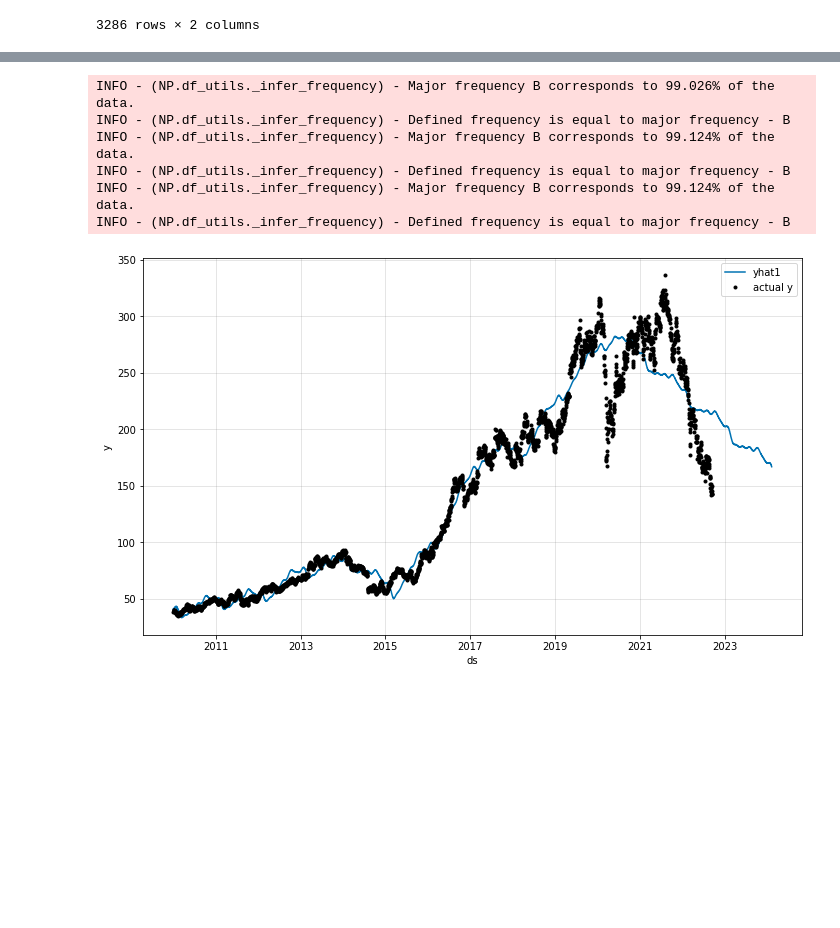
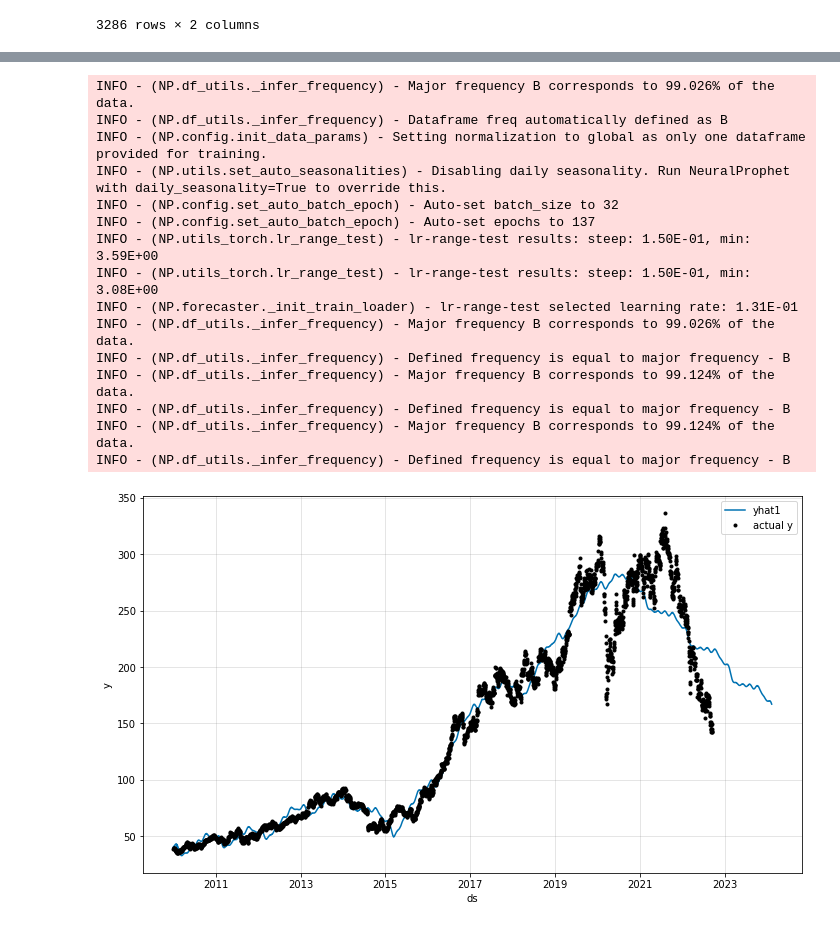
Before and after one commit to Sebastian1981/Stock_Prediction, a Jupyter notebook: experiment/portfolio_optimization.ipynb, the cells around one changed output, grey strips where cells are left out. Drawn from its saved outputs; the diff is of its cells as text; code cells hidden in the pictures; blank space fills up the shorter version.

```diff
--- a/experiment/portfolio_optimization.ipynb
+++ b/experiment/portfolio_optimization.ipynb
@@ -189,18 +243,33 @@ INFO - (NP.forecaster._init_train_loader) - lr-range-test selected learning rate
 # %%
+# train model on all data
+m = NeuralProphet(**params)
+
+# fit model
+metrics = m.fit(df_stock)
+
 # Predictions
 future = m.make_future_dataframe(df=df_stock, periods=365, n_historic_predictions=len(df_stock)) #we need to specify the number of days in future
 forecast = m.predict(future)
+
+# plot forecast
+fig_forecast = m.plot(forecast)
 # %% [output]
+INFO - (NP.df_utils._infer_frequency) - Major frequency B corresponds to 99.026% of the data.
+INFO - (NP.df_utils._infer_frequency) - Dataframe freq automatically defined as B
+INFO - (NP.config.init_data_params) - Setting normalization to global as only one dataframe provided for training.
+INFO - (NP.utils.set_auto_seasonalities) - Disabling daily seasonality. Run NeuralProphet with daily_seasonality=True to override this.
+INFO - (NP.config.set_auto_batch_epoch) - Auto-set batch_size to 32
+INFO - (NP.config.set_auto_batch_epoch) - Auto-set epochs to 137
+INFO - (NP.utils_torch.lr_range_test) - lr-range-test results: steep: 1.50E-01, min: 3.59E+00
+INFO - (NP.utils_torch.lr_range_test) - lr-range-test results: steep: 1.50E-01, min: 3.08E+00
+INFO - (NP.forecaster._init_train_loader) - lr-range-test selected learning rate: 1.31E-01
 INFO - (NP.df_utils._infer_frequency) - Major frequency B corresponds to 99.026% of the data.
 INFO - (NP.df_utils._infer_frequency) - Defined frequency is equal to major frequency - B
 INFO - (NP.df_utils._infer_frequency) - Major frequency B corresponds to 99.124% of the data.
 INFO - (NP.df_utils._infer_frequency) - Defined frequency is equal to major frequency - B
 INFO - (NP.df_utils._infer_frequency) - Major frequency B corresponds to 99.124% of the data.
 INFO - (NP.df_utils._infer_frequency) - Defined frequency is equal to major frequency - B
+[figure, added]
-# %%
-fig_forecast = m.plot(forecast)
-# %% [output]
-[figure, removed]
 # %%
 # plot daily portfolio worth
 fig = px.line(df,
```
Also changed, not shown: parts of 14 cells of this notebook.
